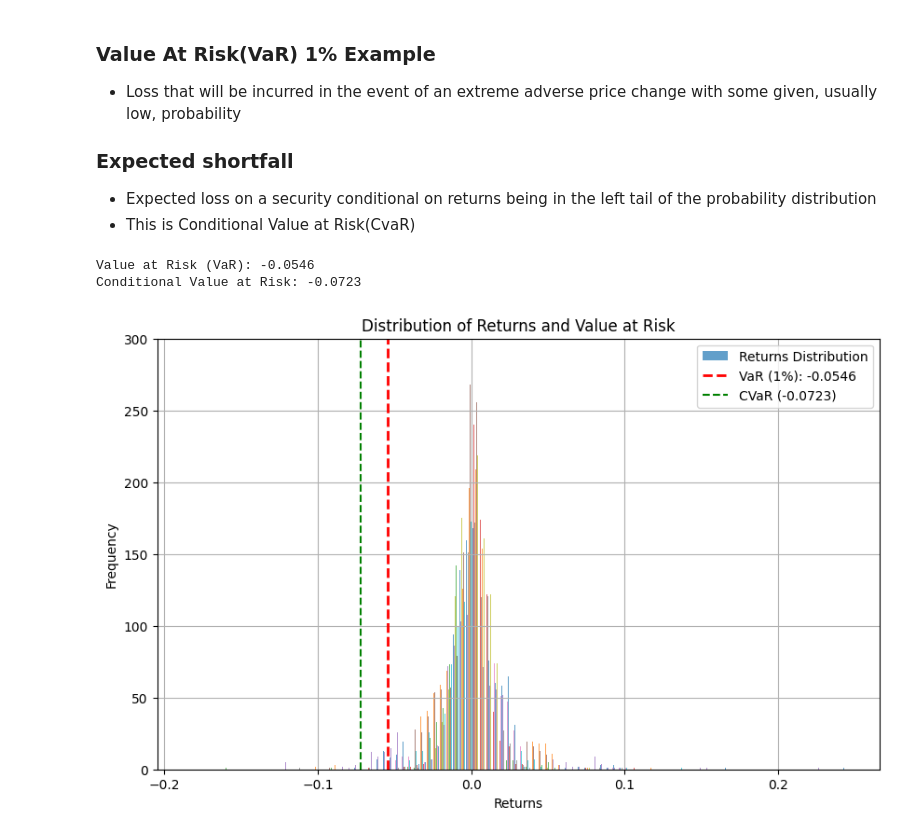
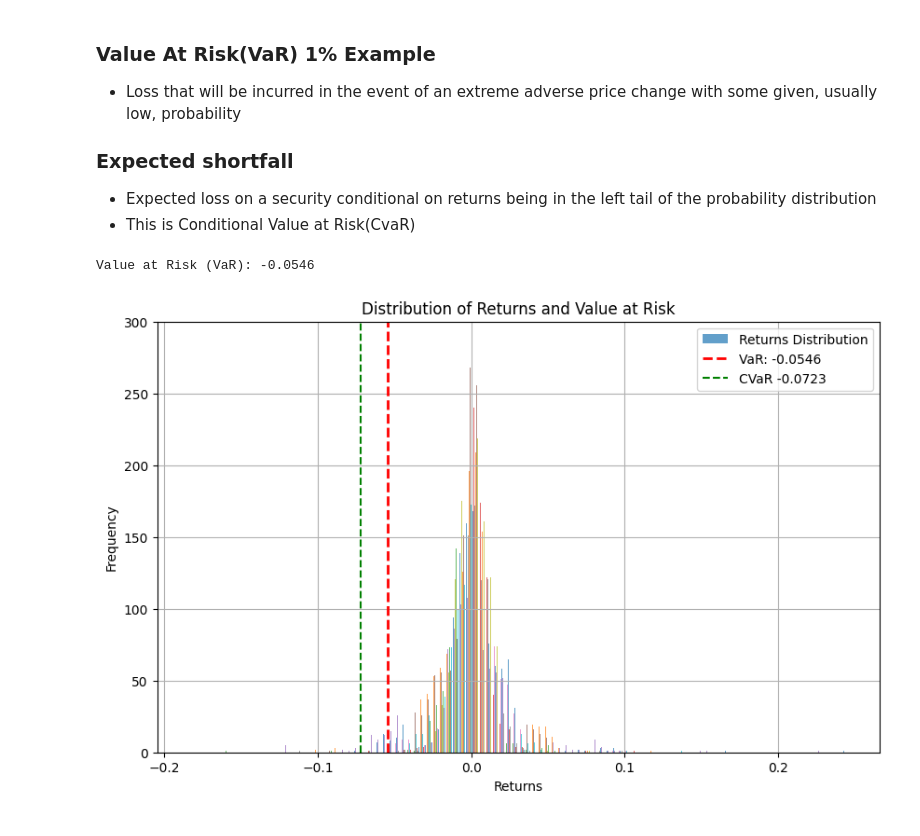
Before and after one commit to nickkats1/Portfolio, a Jupyter notebook: notebooks/_risk.ipynb, the cells around one changed output. Drawn from its saved outputs; the diff is of its cells as text; code cells hidden in the pictures.

```diff
--- a/notebooks/_risk.ipynb
+++ b/notebooks/_risk.ipynb
@@ -8,34 +8,32 @@
 # %%
 from src.models.value_at_risk import ValueAtRisk
 
 from scripts.returns import Returns
 
 import matplotlib.pyplot as plt
 
 from tools.config import load_config
 
 config = load_config()
 returns_obj = Returns(config)
 
 returns = returns_obj.get_all_returns()
 
 var_conf = ValueAtRisk(config)
 var = var_conf.run_var()
 cvar = var_conf.run_cvar()
 
 
 plt.figure(figsize=(10, 6))
 plt.hist(returns, bins=100, label="Returns Distribution", alpha=0.7)
-plt.axvline(var, color='r', linestyle='dashed', linewidth=2, label=f'VaR (1%): {var:.4f}')
-plt.axvline(x=cvar, color='green', linestyle='--', label=f'CVaR ({cvar:.4f})')
+plt.axvline(var, color='r', linestyle='dashed', linewidth=2, label=f'VaR: {var:.4f}')
+plt.axvline(x=cvar, color='green', linestyle='--', label=f'CVaR {cvar:.4f}')
 plt.title('Distribution of Returns and Value at Risk')
 plt.xlabel('Returns')
 plt.ylabel('Frequency')
 plt.legend()
 plt.grid(True)
-plt.savefig("images/var-cvar.png")
 plt.show()
 # %% [output]
 Value at Risk (VaR): -0.0546
-Conditional Value at Risk: -0.0723
-[figure, old version]
+[figure, new version]
```
Also changed, not shown: 8 other files.
